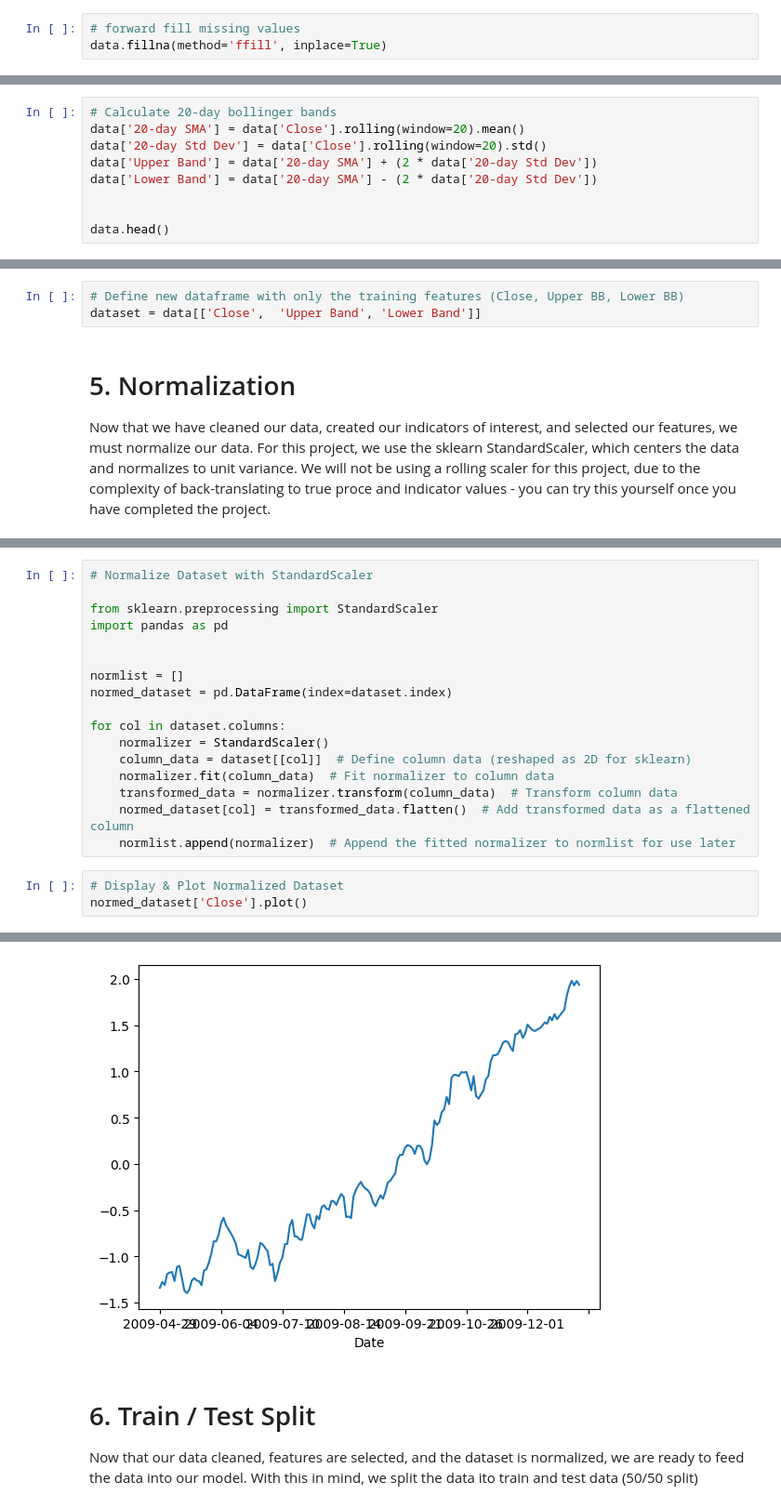
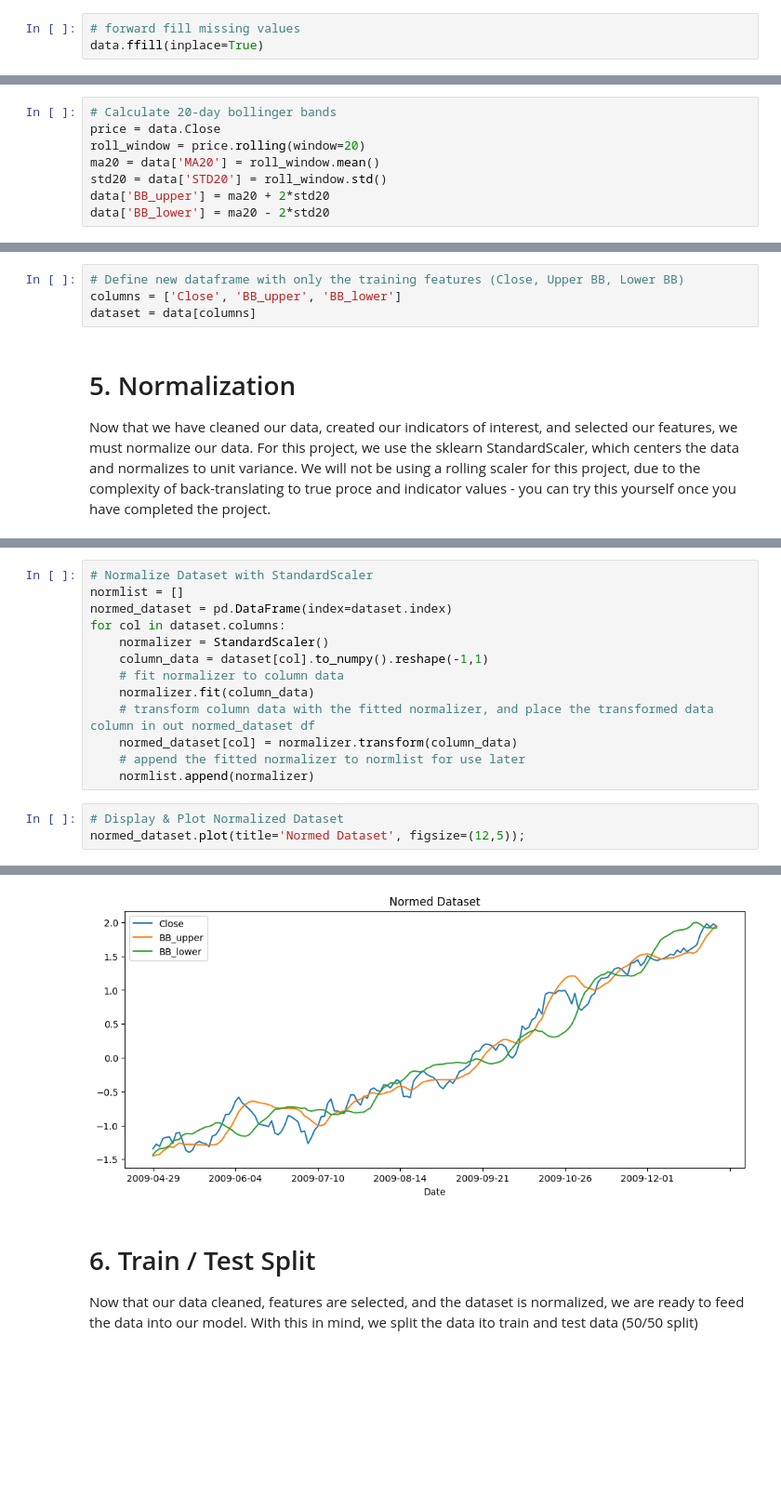
Before and after one commit to bigboy92/fend-matching-game, a Jupyter notebook: project_nb.ipynb, the cells around one changed output, grey strips where cells are left out. Shown at 93% size. Cells and saved outputs as stored; diff of their text form; blank space fills up the shorter version.

```diff
--- a/project_nb.ipynb
+++ b/project_nb.ipynb
@@ -77,7 +108,7 @@ Volume       5
 dtype: int64
 # %%
 # forward fill missing values
-data.fillna(method='ffill', inplace=True)
+data.ffill(inplace=True)
 # %%
 # Check for null values
 data.isna().sum()
@@ -100,10 +137,9 @@ data['Close'].plot()
 Now that we have cleaned our stock data, we need to select which features to train our model on. For this project, we will be training with Close data and 20-day Bollinger Bands of Close.
 # %%
 # Calculate 20-day bollinger bands
-data['20-day SMA'] = data['Close'].rolling(window=20).mean()
-data['20-day Std Dev'] = data['Close'].rolling(window=20).std()
-data['Upper Band'] = data['20-day SMA'] + (2 * data['20-day Std Dev'])
-data['Lower Band'] = data['20-day SMA'] - (2 * data['20-day Std Dev'])
-
-
-data.head()
+price = data.Close
+roll_window = price.rolling(window=20)
+ma20 = data['MA20'] = roll_window.mean()
+std20 = data['STD20'] = roll_window.std()
+data['BB_upper'] = ma20 + 2*std20
+data['BB_lower'] = ma20 - 2*std20
@@ -130,6 +149,7 @@ data.head()
 # %%
 # Define new dataframe with only the training features (Close, Upper BB, Lower BB)
-dataset = data[['Close',  'Upper Band', 'Lower Band']]
+columns = ['Close', 'BB_upper', 'BB_lower']
+dataset = data[columns]
 # %% [markdown]
 # 5. Normalization
 Now that we have cleaned our data, created our indicators of interest, and selected our features, we must normalize our data. For this project, we use the sklearn StandardScaler, which centers the data and normalizes to unit variance. We will not be using a rolling scaler for this project, due to the complexity of back-translating to true proce and indicator values - you can try this yourself once you have completed the project.
@@ -138,21 +161,17 @@ Now that we have cleaned our data, created our indicators of interest, and selec
 # %%
 # Normalize Dataset with StandardScaler
-
-from sklearn.preprocessing import StandardScaler
-import pandas as pd
-
-
 normlist = []
 normed_dataset = pd.DataFrame(index=dataset.index)
-
 for col in dataset.columns:
     normalizer = StandardScaler()
-    column_data = dataset[[col]]  # Define column data (reshaped as 2D for sklearn)
-    normalizer.fit(column_data)  # Fit normalizer to column data
-    transformed_data = normalizer.transform(column_data)  # Transform column data
-    normed_dataset[col] = transformed_data.flatten()  # Add transformed data as a flattened column
-    normlist.append(normalizer)  # Append the fitted normalizer to normlist for use later
+    column_data = dataset[col].to_numpy().reshape(-1,1)
+    # fit normalizer to column data
+    normalizer.fit(column_data)
+    # transform column data with the fitted normalizer, and place the transformed data column in out normed_dataset df
+    normed_dataset[col] = normalizer.transform(column_data)
+    # append the fitted normalizer to normlist for use later
+    normlist.append(normalizer)
 # %%
 # Display & Plot Normalized Dataset
-normed_dataset['Close'].plot()
+normed_dataset.plot(title='Normed Dataset', figsize=(12,5));
 # %% [output]
@@ -160,4 +178,4 @@ normed_dataset['Close'].plot()
-[figure, old version]
+[figure, new version]
 # %% [markdown]
 # 6. Train / Test Split
 Now that our data cleaned, features are selected, and the dataset is normalized, we are ready to feed the data into our model. With this in mind, we split the data ito train and test data (50/50 split)
```
Also changed, not shown: parts of 19 cells of this notebook.
